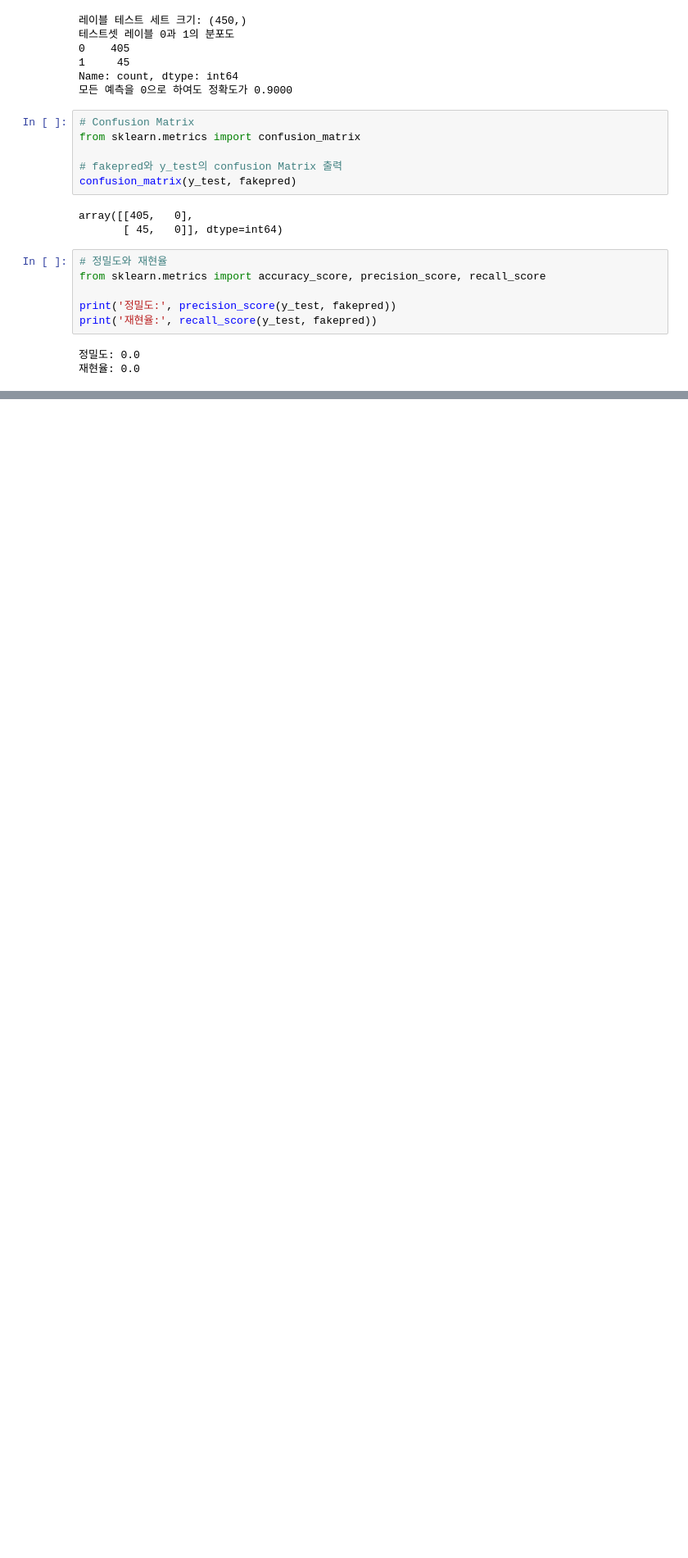
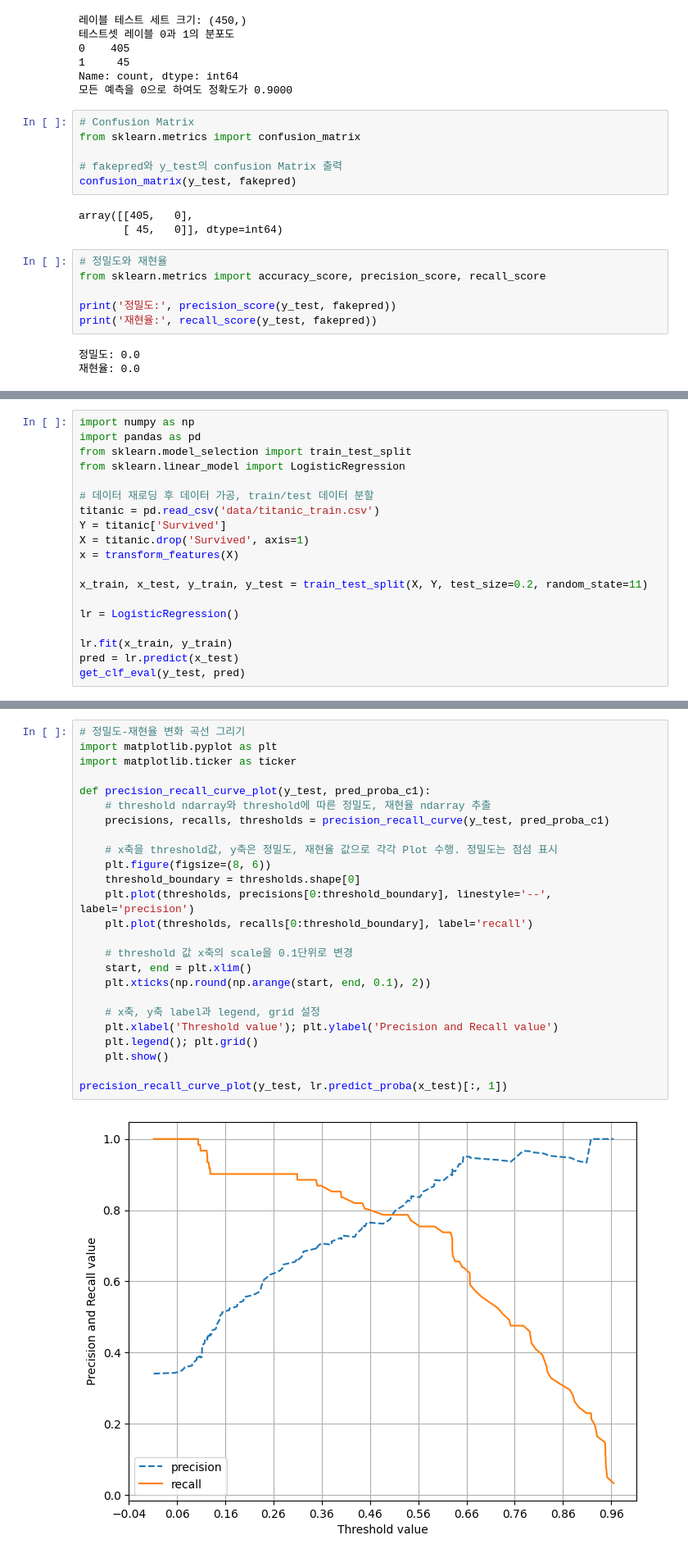
Before and after one commit to Minhyeok-kimm/TIL, a Jupyter notebook: ML_DL/class_sklearn.ipynb, the cells around one changed output, grey strips where cells are left out. Shown at 82% size. Cells and saved outputs as stored; diff of their text form; blank space fills up the shorter version.

```diff
--- a/ML_DL/class_sklearn.ipynb
+++ b/ML_DL/class_sklearn.ipynb
@@ -1183,0 +1196,19 @@ print('재현율:', recall_score(y_test, fakepred))
+# %%
+import numpy as np
+import pandas as pd
+from sklearn.model_selection import train_test_split
+from sklearn.linear_model import LogisticRegression
+
+# 데이터 재로딩 후 데이터 가공, train/test 데이터 분할
+titanic = pd.read_csv('data/titanic_train.csv')
+Y = titanic['Survived']
+X = titanic.drop('Survived', axis=1)
+x = transform_features(X)
+
+x_train, x_test, y_train, y_test = train_test_split(X, Y, test_size=0.2, random_state=11)
+
+lr = LogisticRegression()
+
+lr.fit(x_train, y_train)
+pred = lr.predict(x_test)
+get_clf_eval(y_test, pred)
@@ -1183,0 +1359,27 @@ print('재현율:', recall_score(y_test, fakepred))
+# %%
+# 정밀도-재현율 변화 곡선 그리기
+import matplotlib.pyplot as plt
+import matplotlib.ticker as ticker
+
+def precision_recall_curve_plot(y_test, pred_proba_c1):
+    # threshold ndarray와 threshold에 따른 정밀도, 재현율 ndarray 추출
+    precisions, recalls, thresholds = precision_recall_curve(y_test, pred_proba_c1)
+
+    # x축을 threshold값, y축은 정밀도, 재현율 값으로 각각 Plot 수행. 정밀도는 점섬 표시
+    plt.figure(figsize=(8, 6))
+    threshold_boundary = thresholds.shape[0]
+    plt.plot(thresholds, precisions[0:threshold_boundary], linestyle='--', label='precision')
+    plt.plot(thresholds, recalls[0:threshold_boundary], label='recall')
+
+    # threshold 값 x축의 scale을 0.1단위로 변경
+    start, end = plt.xlim()
+    plt.xticks(np.round(np.arange(start, end, 0.1), 2))
+
+    # x축, y축 label과 legend, grid 설정
+    plt.xlabel('Threshold value'); plt.ylabel('Precision and Recall value')
+    plt.legend(); plt.grid()
+    plt.show()
+
+precision_recall_curve_plot(y_test, lr.predict_proba(x_test)[:, 1])
+# %% [output]
+[figure, added]
```
Also changed, not shown: parts of 30 cells of this notebook, 1 other file.
